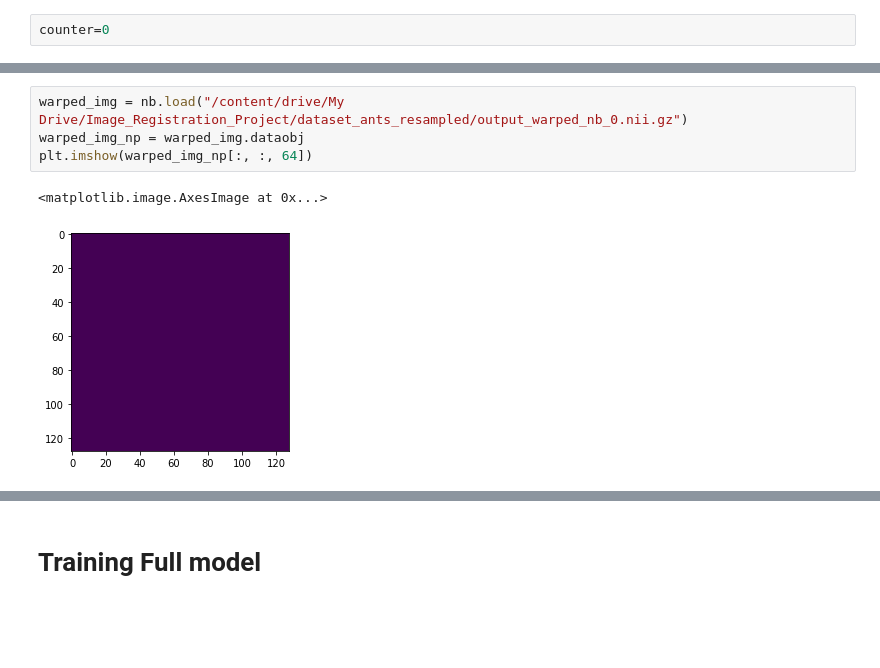
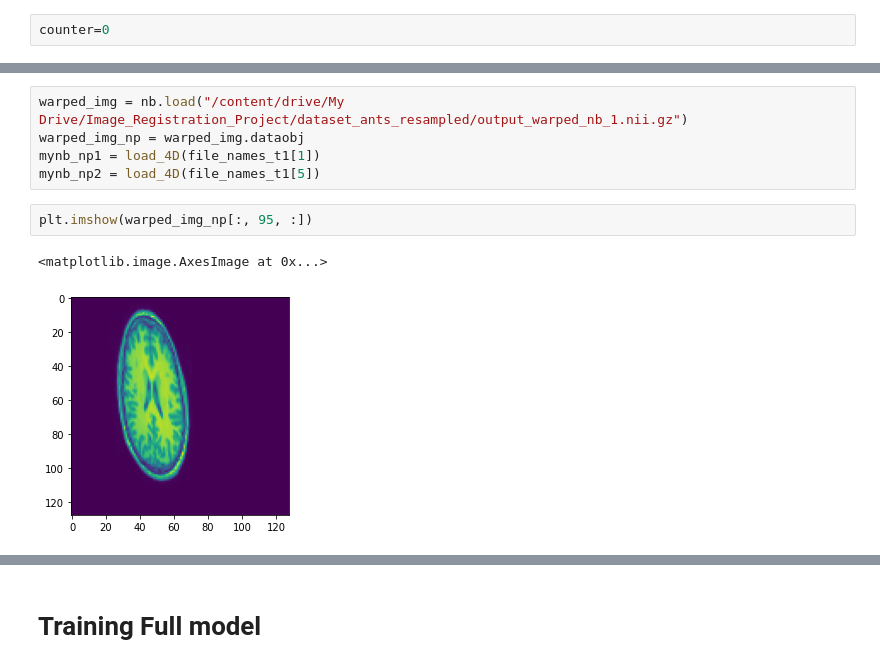
Before and after one commit to surajsrivathsa/image_registration, a Jupyter notebook: ADMIR_v1.ipynb, the cells around one changed output, grey strips where cells are left out. Saved outputs shown, nothing was run; the diff lists cells and outputs as text; blank space fills up the shorter version.

```diff
--- a/ADMIR_v1.ipynb
+++ b/ADMIR_v1.ipynb
@@ -1284,7 +1353,10 @@ inference_loop()
 # %%
-warped_img = nb.load("/content/drive/My Drive/Image_Registration_Project/dataset_ants_resampled/output_warped_nb_0.nii.gz")
+warped_img = nb.load("/content/drive/My Drive/Image_Registration_Project/dataset_ants_resampled/output_warped_nb_1.nii.gz")
 warped_img_np = warped_img.dataobj
-plt.imshow(warped_img_np[:, :, 64])
+mynb_np1 = load_4D(file_names_t1[1])
+mynb_np2 = load_4D(file_names_t1[5])
-# %% [output]
-<matplotlib.image.AxesImage at 0x...>
-[figure, removed]
+# %%
+plt.imshow(warped_img_np[:, 95, :])
+# %% [output]
+<matplotlib.image.AxesImage at 0x...>
+[figure, added]
```
Also changed, not shown: parts of 30 cells of this notebook.
